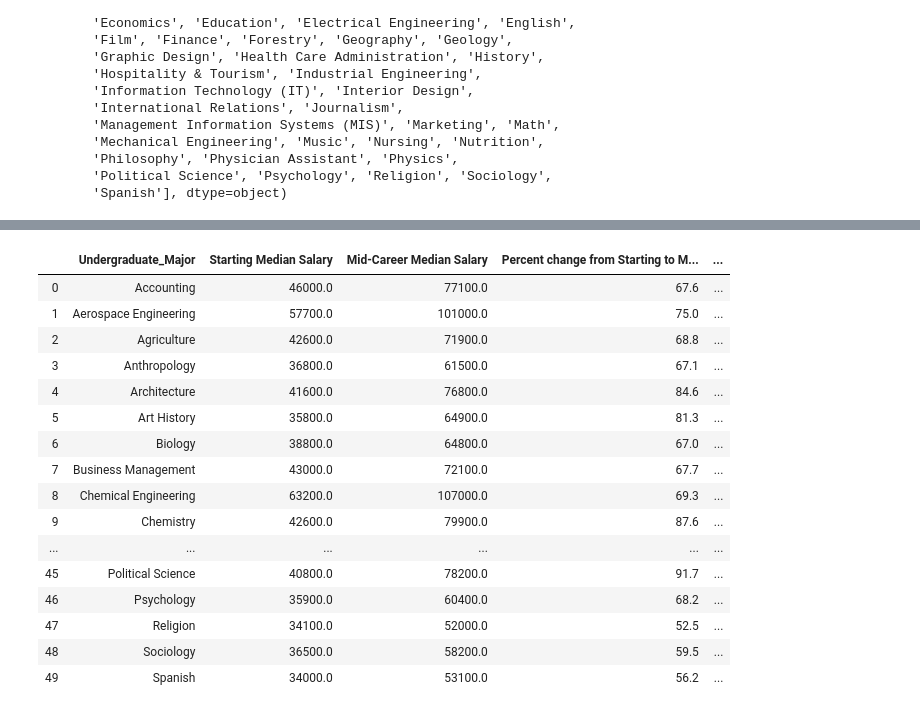
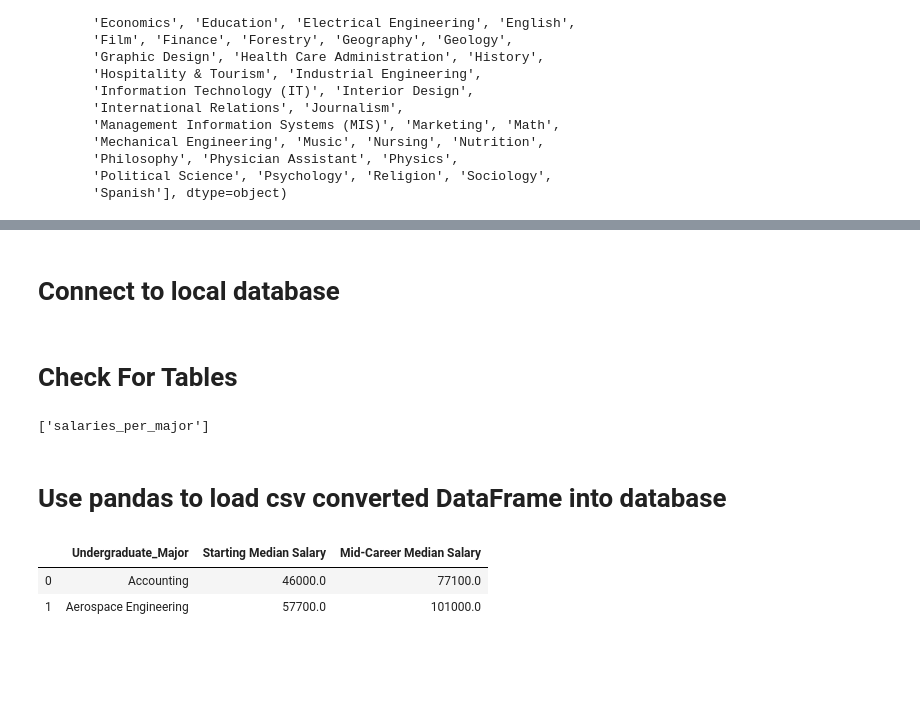
Before and after one commit to tajahnei/ETL-Project, a Jupyter notebook: data/kaggle/Degrees_that_pay_back.ipynb, the cells around one changed output, grey strips where cells are left out. Drawn from its saved outputs; the diff is of its cells as text; code cells hidden in the pictures; blank space fills up the shorter version.

Commit message:
load pandas df to sql

```diff
--- a/data/kaggle/Degrees_that_pay_back.ipynb
+++ b/data/kaggle/Degrees_that_pay_back.ipynb
@@ -63,7 +63,3 @@ array(['Accounting', 'Aerospace Engineering', 'Agriculture',
        'Philosophy', 'Physician Assistant', 'Physics',
        'Political Science', 'Psychology', 'Religion', 'Sociology',
        'Spanish'], dtype=object)
-# %%
-degreesTPB_df['Starting Median Salary'] = degreesTPB_df['Starting Median Salary'].replace( '[\$,)]','', regex=True ).astype(float)
-
-degreesTPB_df
@@ -89,3 +67,6 @@ degreesTPB_df
 for col in degreesTPB_df.columns:
     if 'Salary' in col:
         degreesTPB_df[col] = degreesTPB_df[col].replace( '[\$,)]','', regex=True ).astype(float)
+# %%
+degreesTPB_df = degreesTPB_df.drop(columns=['Percent change from Starting to Mid-Career Salary', 'Mid-Career 10th Percentile Salary', 'Mid-Career 25th Percentile Salary', 'Mid-Career 75th Percentile Salary', 'Mid-Career 90th Percentile Salary'])
+degreesTPB_df
@@ -91,0 +91,2 @@ for col in degreesTPB_df.columns:
+# %% [markdown]
+# Connect to local database
@@ -92,20 +96,14 @@ for col in degreesTPB_df.columns:
+# %% [markdown]
+# Check For Tables
+# %%
+engine.table_names()
+# %% [output]
+['salaries_per_major']
+# %% [markdown]
+# Use pandas to load csv converted DataFrame into database
 # %%
-degreesTPB_df
+degreesTPB_df.head(2)
 # %% [output]
-|  | Undergraduate_Major | Starting Median Salary | Mid-Career Median Salary | Percent change from Starting to M... | ... |
-| 0 | Accounting | 46000.0 | 77100.0 | 67.6 | ... |
-| 1 | Aerospace Engineering | 57700.0 | 101000.0 | 75.0 | ... |
-| 2 | Agriculture | 42600.0 | 71900.0 | 68.8 | ... |
-| 3 | Anthropology | 36800.0 | 61500.0 | 67.1 | ... |
-| 4 | Architecture | 41600.0 | 76800.0 | 84.6 | ... |
-| 5 | Art History | 35800.0 | 64900.0 | 81.3 | ... |
-| 6 | Biology | 38800.0 | 64800.0 | 67.0 | ... |
-| 7 | Business Management | 43000.0 | 72100.0 | 67.7 | ... |
-| 8 | Chemical Engineering | 63200.0 | 107000.0 | 69.3 | ... |
-| 9 | Chemistry | 42600.0 | 79900.0 | 87.6 | ... |
-| ... | ... | ... | ... | ... | ... |
-| 45 | Political Science | 40800.0 | 78200.0 | 91.7 | ... |
-| 46 | Psychology | 35900.0 | 60400.0 | 68.2 | ... |
-| 47 | Religion | 34100.0 | 52000.0 | 52.5 | ... |
-| 48 | Sociology | 36500.0 | 58200.0 | 59.5 | ... |
-| 49 | Spanish | 34000.0 | 53100.0 | 56.2 | ... |
+|  | Undergraduate_Major | Starting Median Salary | Mid-Career Median Salary |
+| 0 | Accounting | 46000.0 | 77100.0 |
+| 1 | Aerospace Engineering | 57700.0 | 101000.0 |
```
Also changed, not shown: parts of 6 cells of this notebook.
